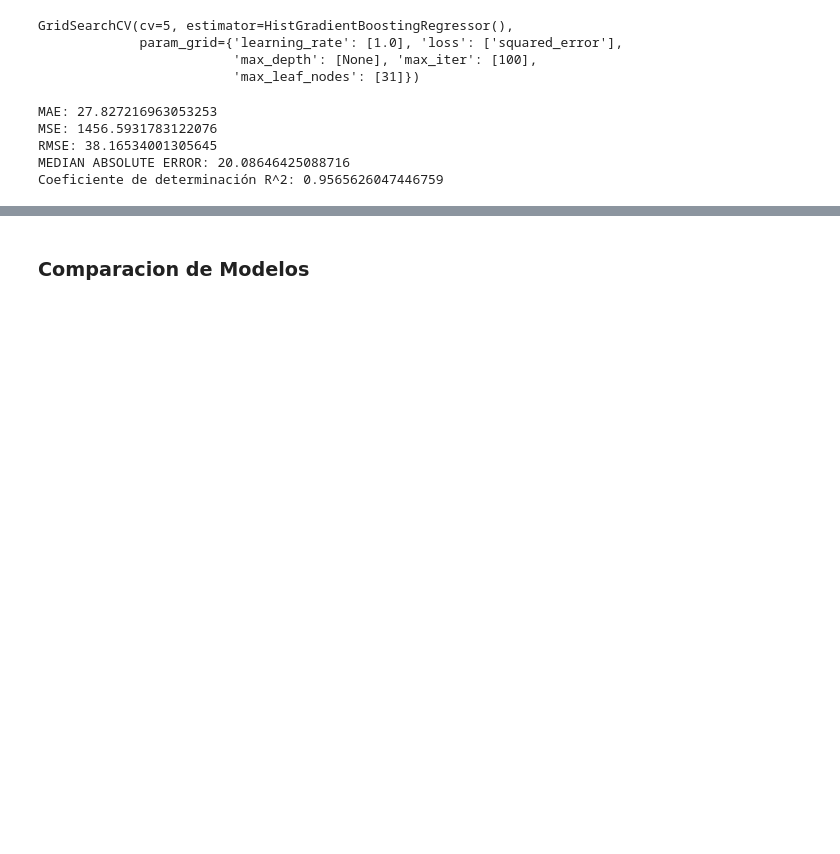
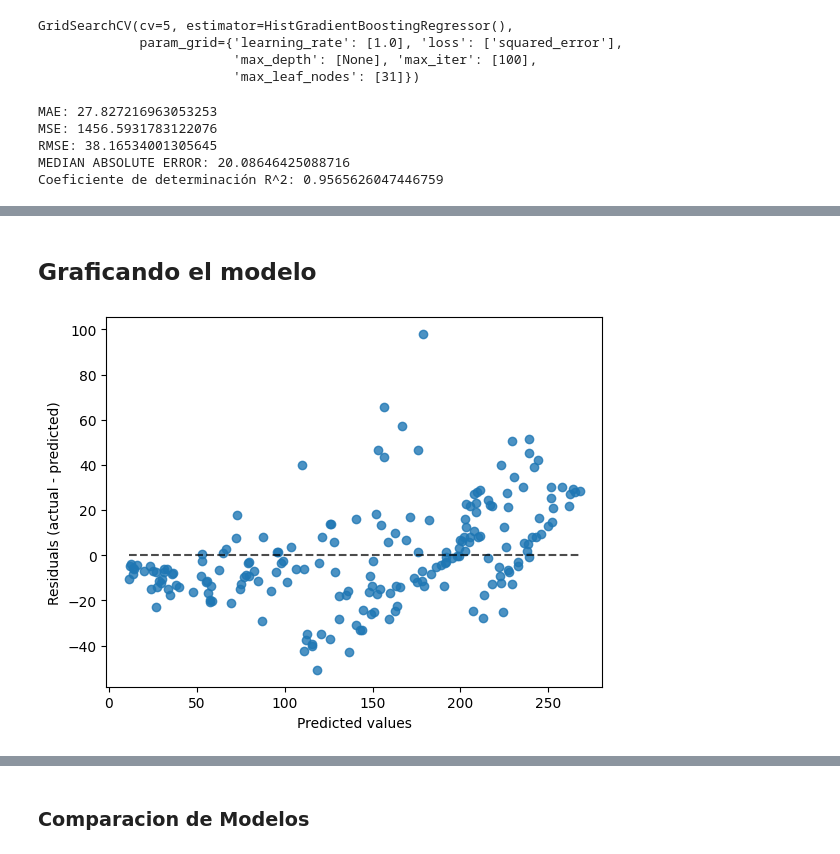
Before and after one commit to Viny2030/UMSA, a Jupyter notebook: rg_01_sklearn.ipynb, the cells around one changed output, grey strips where cells are left out. Saved outputs shown, nothing was run; the diff lists cells and outputs as text; code cells hidden in the pictures; blank space fills up the shorter version.

```diff
--- a/rg_01_sklearn.ipynb
+++ b/rg_01_sklearn.ipynb
@@ -1234,0 +1251,6 @@ Coeficiente de determinación R^2: 0.9565626047446759
+# %%
+models = [('modelo1', modelo1), ('modelo2', modelo2), ('modelo3', modelo3), ('modelo4', modelo4)]
+# The VotingRegressor expects a list of (name, estimator) tuples.
+# This change provides names for each estimator in the list.
+model = VotingRegressor(estimators=models)
+model.fit(X, y)
@@ -1234,0 +1268,9 @@ Coeficiente de determinación R^2: 0.9565626047446759
+# %%
+models = model.fit(X_train, y_train)
+print("MAE:", metrics.mean_absolute_error(y_test, model.predict(X_test[['radio', 'tv', 'periodico']])))
+print("MSE:", mean_squared_error(y_test, model.predict(X_test[['radio', 'tv', 'periodico']])))
+print("RMSE:", sqrt(mean_squared_error(y_test, model.predict(X_test[['radio', 'tv', 'periodico']]))))
+print("MEDIAN ABSOLUTE ERROR:", metrics.median_absolute_error(y_test, model.predict(X_test[['radio', 'tv', 'periodico']])))
+print("Coeficiente de determinación R^2:", model.score(X, y))
+print ("Explained_variance_score:", metrics.explained_variance_score(y_test, model.predict(X_test[['radio', 'tv', 'periodico']])))
+print("Max Error:", max_error(y_test, model.predict(X_test[['radio', 'tv', 'periodico']])))
@@ -1234,0 +1285,10 @@ Coeficiente de determinación R^2: 0.9565626047446759
+# %% [markdown]
+## **Graficando el modelo**
+# %%
+y_true = y['ventas'].values  # Assuming 'ventas' is the name of your target column
+
+# Now use the reshaped y_true for plotting
+disp = PredictionErrorDisplay.from_estimator(model, X, y_true)
+plt.show()
+# %% [output]
+[figure, added]
```
Also changed, not shown: parts of 16 cells of this notebook.
